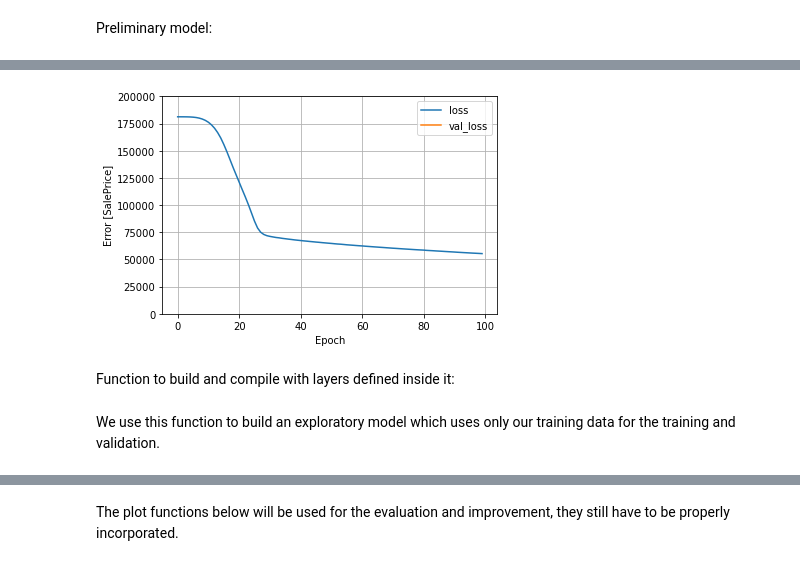
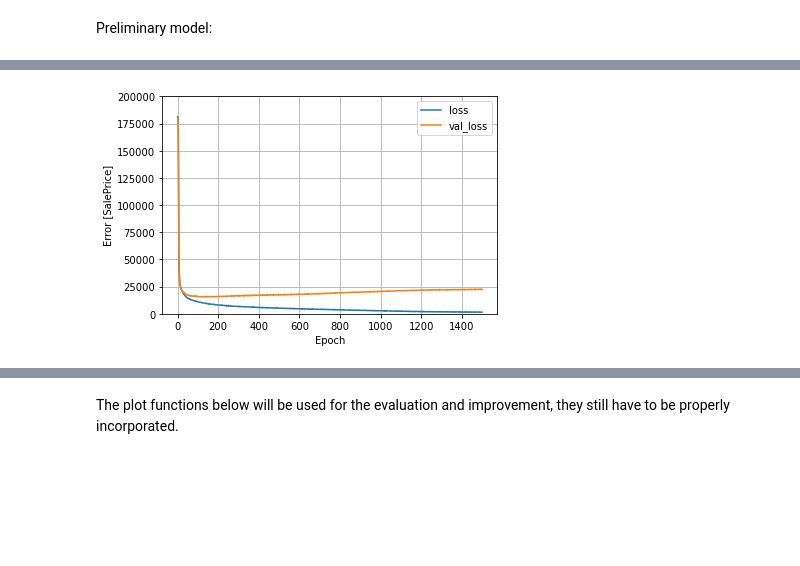
Before and after one commit to Brammetje23/Project-X, a Jupyter notebook: NN.ipynb, the cells around one changed output, grey strips where cells are left out. Drawn from its saved outputs; the diff is of its cells as text; code cells hidden in the pictures; blank space fills up the shorter version.

```diff
--- a/NN.ipynb
+++ b/NN.ipynb
@@ -36,15 +46,13 @@ train_X.head()
+# %%
+# Converting the data to arrays
+train_X = np.array(train_X)
+train_y = np.array(train_y)
+test_X = np.array(test_X)
+test_y = np.array(test_y)
 # %% [markdown]
 Preprocessing: defining the normalizer and adapting it to the train set:
 # %%
-normalizer = tf.keras.layers.Normalization(axis=-1)
-normalizer.adapt(np.array(train_X))
+scaler = preprocessing.StandardScaler().fit(train_X)
 
-# gr = np.array(train_X['GrLivArea'])
-# gr_normalizer = tf.keras.layers.Normalization(axis=-1)
-# gr_normalizer.adapt(gr)
-# print(normalizer.mean.numpy())
-
-# train_X = normalizer(train_X)
-# test_X = normalizer(test_X)
-
-# train_X.head()
+train_X = scaler.transform(train_X)
+test_X = scaler.transform(test_X)
@@ -82,11 +81,11 @@ def train_and_evaluate(model, train_x, train_y, val_x, val_y, epochs=100):
 Preliminary model:
 # %%
 model = models.Sequential()
-# model.add(normalizer)
-model.add(layers.Dense(units=1))
-model.add(layers.Dense(64, activation='relu'))
-model.add(layers.Dense(64, activation='relu'))
+model.add(layers.Dense(67, activation='relu'))
+model.add(layers.Dense(67, activation='relu'))
+model.add(layers.Dense(67, activation='relu'))
+model.add(layers.Dense(32, activation='relu'))
 model.add(layers.Dense(1))
 
-train_and_evaluate(model, train_X, train_y, test_X, test_y, epochs=100)
+train_and_evaluate(model, train_X, train_y, test_X, test_y, epochs=1500)
 # %% [output]
@@ -109,3 +92 @@ To silence this warning, decorate the function with @tf.autograph.experimental.d
-[figure, old version]
+[figure, new version]
-# %% [markdown]
-Function to build and compile with layers defined inside it:
@@ -124,2 +92,0 @@ def build_and_compile_model(norm):
-# %% [markdown]
-We use this function to build an exploratory model which uses only our training data for the training and validation.
```
Also changed, not shown: parts of 11 cells of this notebook, 1 other file.
